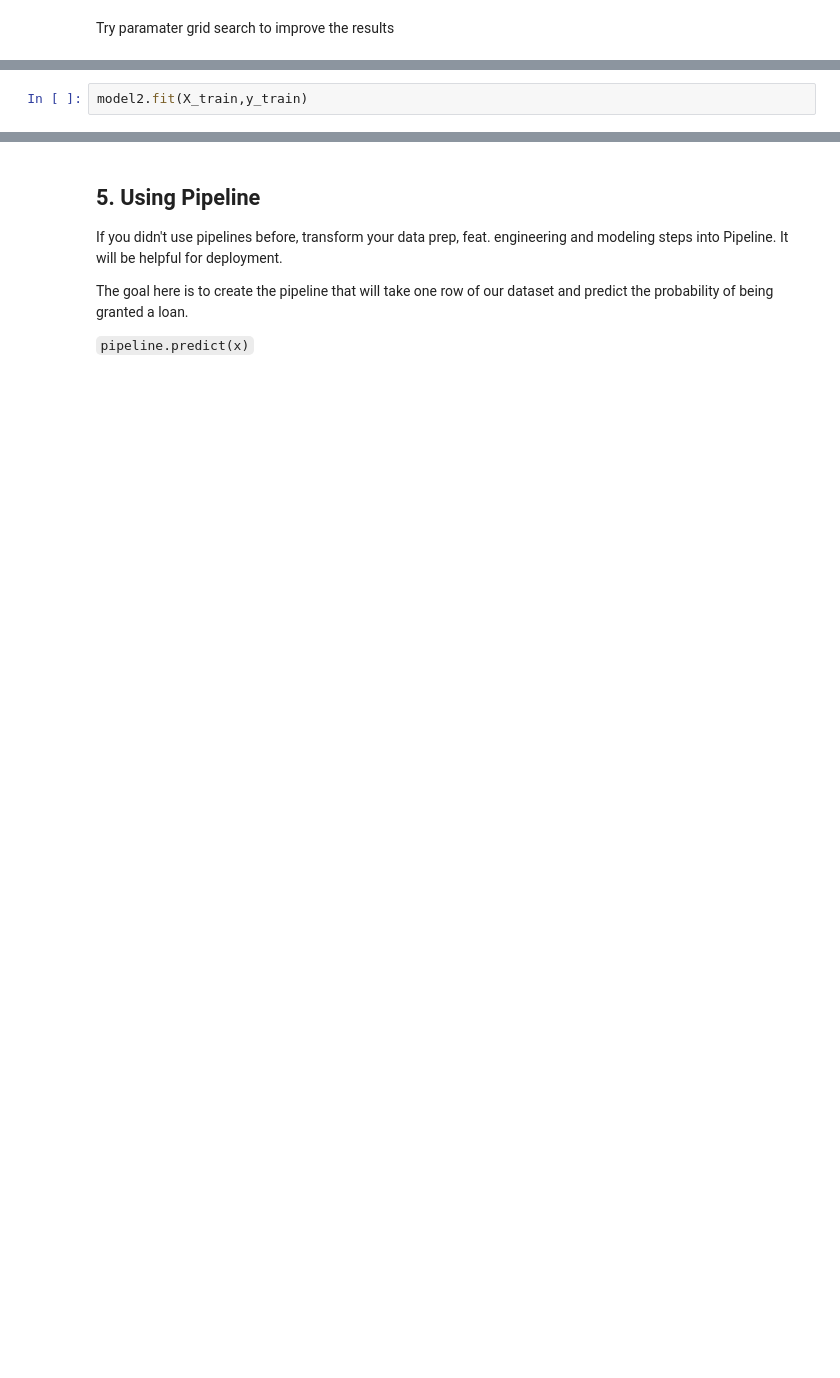
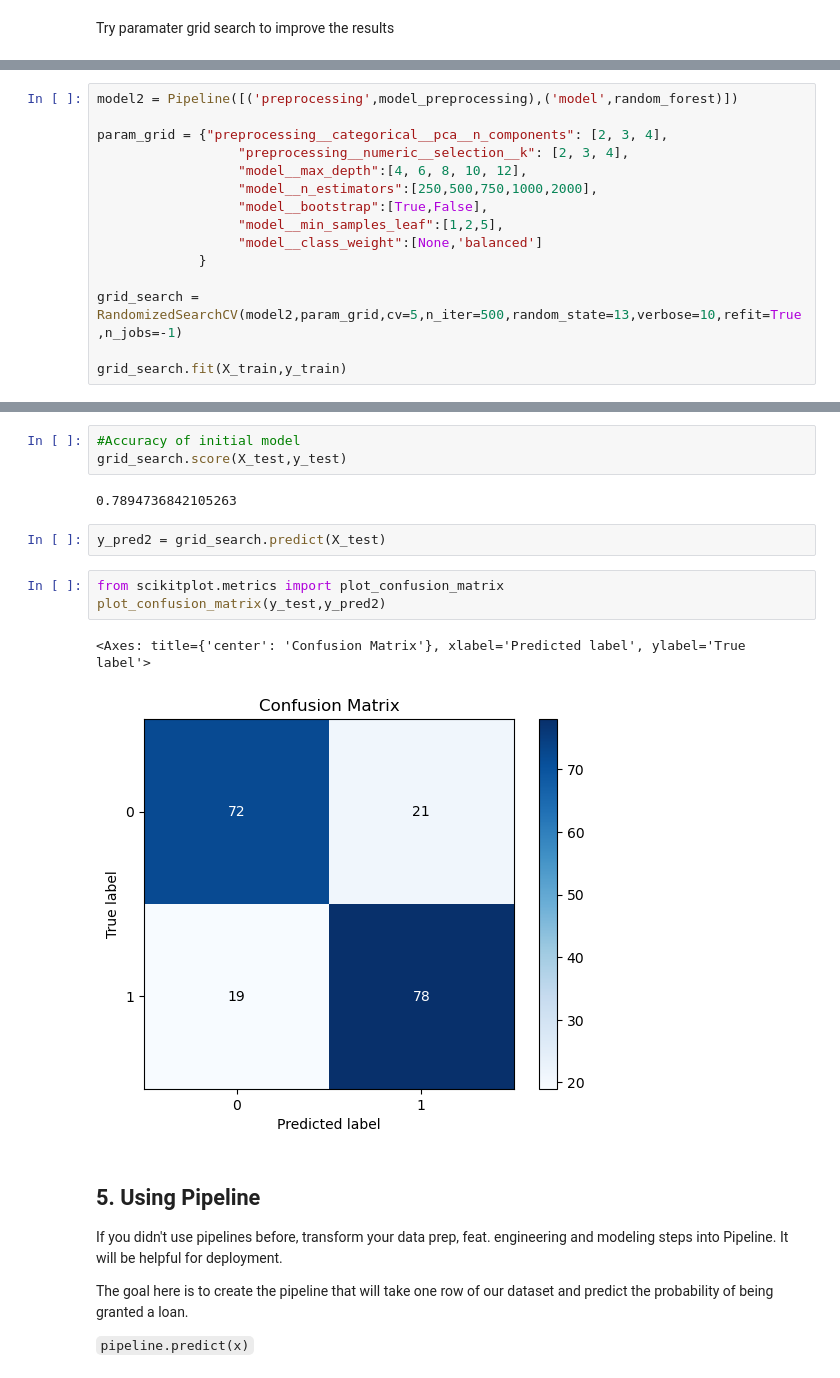
Before and after one commit to naqueattack/DeploymentProject, a Jupyter notebook: notebooks/instructions.ipynb, the cells around one changed output, grey strips where cells are left out. Saved outputs shown, nothing was run; the diff lists cells and outputs as text; blank space fills up the shorter version.

```diff
--- a/notebooks/instructions.ipynb
+++ b/notebooks/instructions.ipynb
@@ -546,2 +592,0 @@ TypeError: RandomForestClassifier.__init__() got an unexpected keyword argument
-# %%
-model2.fit(X_train,y_train)
@@ -572,0 +593,15 @@ Pipeline(steps=[('preprocessing',
+# %%
+model2 = Pipeline([('preprocessing',model_preprocessing),('model',random_forest)])
+
+param_grid = {"preprocessing__categorical__pca__n_components": [2, 3, 4],
+                  "preprocessing__numeric__selection__k": [2, 3, 4],
+                  "model__max_depth":[4, 6, 8, 10, 12],
+                  "model__n_estimators":[250,500,750,1000,2000],
+                  "model__bootstrap":[True,False],
+                  "model__min_samples_leaf":[1,2,5],
+                  "model__class_weight":[None,'balanced']
+             }
+
+grid_search = RandomizedSearchCV(model2,param_grid,cv=5,n_iter=500,random_state=13,verbose=10,refit=True,n_jobs=-1)
+
+grid_search.fit(X_train,y_train)
@@ -573,3 +637,16 @@ Pipeline(steps=[('preprocessing',
+# %%
+#Accuracy of initial model
+grid_search.score(X_test,y_test)
+# %% [output]
+0.7894736842105263
+# %%
+y_pred2 = grid_search.predict(X_test)
+# %%
+from scikitplot.metrics import plot_confusion_matrix
+plot_confusion_matrix(y_test,y_pred2)
+# %% [output]
+<Axes: title={'center': 'Confusion Matrix'}, xlabel='Predicted label', ylabel='True label'>
+[figure, added]
 # %% [markdown]
 ## 5. Using Pipeline
 If you didn't use pipelines before, transform your data prep, feat. engineering and modeling steps into Pipeline. It will be helpful for deployment.
```
Also changed, not shown: parts of 21 cells of this notebook.
